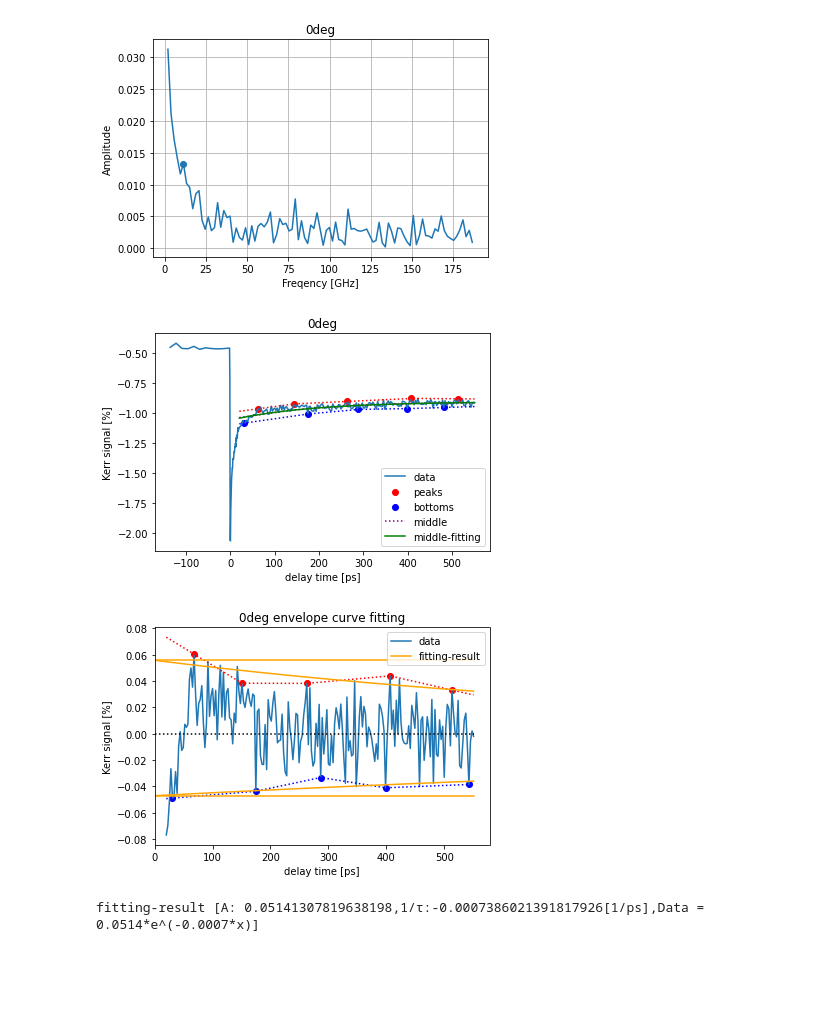
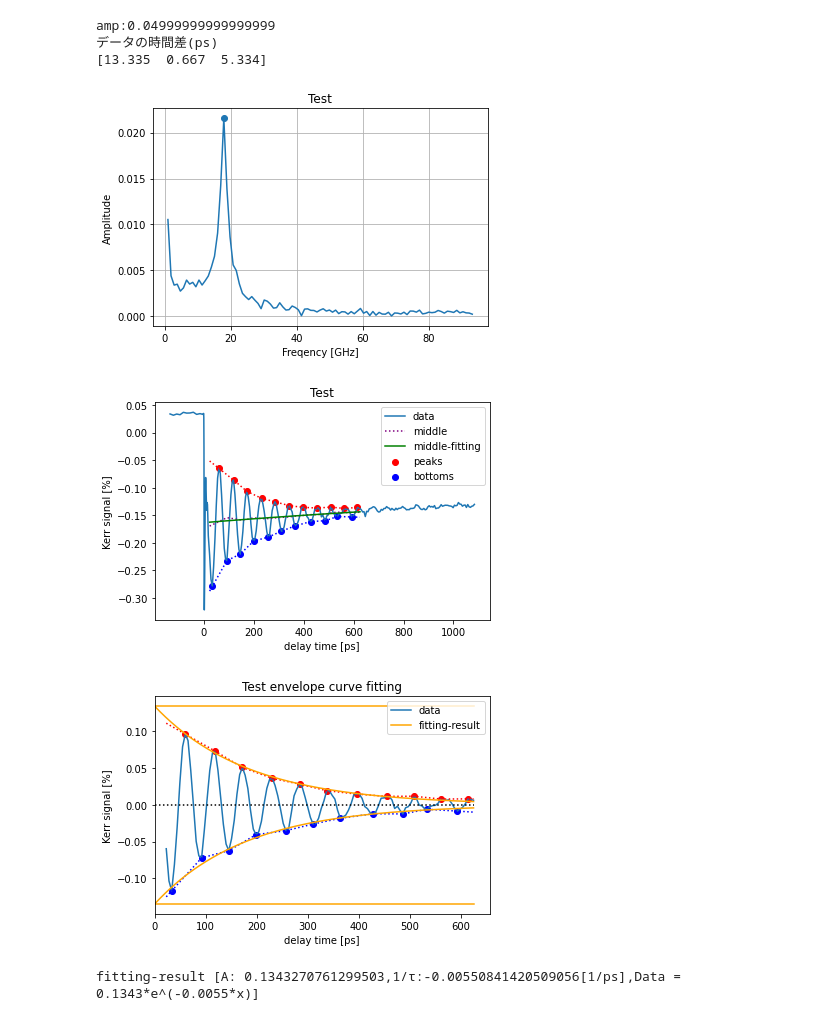
Before and after one commit to abcdeeh/Tr-Fitting, a Jupyter notebook: 歳差運動分析用コード.ipynb, the cells around one changed output. Saved outputs shown, nothing was run; the diff lists cells and outputs as text; code cells hidden in the pictures; blank space fills up the shorter version.

```diff
--- a/歳差運動分析用コード.ipynb
+++ b/歳差運動分析用コード.ipynb
@@ -58,10 +1,53 @@ amp:0.5676021591140955
+# %%
+#入力部
+#グラフのデータタイトル
+tittle="Test"
+#読み込みファイル名(txtファイル対応)
+filename="Test.txt"
+#kerrの調整(元データがKerrの場合はA～Dの変数を1にE,Fを100に設定)
+#Kerr=[(A/B)*(C/D)*data]/[(E-F)/2]*100[%]
+#A=オシロの標準資料磁化印加時最大最小電圧差
+A=100
+#B=標準資料のロックインアンプ電圧値[V]
+B=1
+#C=サンプルLIA電圧値[V]
+C=10**(-6)
+#D=サンプルオシロ電圧値[V]
+D=1
+#E=サンプル磁場印加時の正電圧値[V]
+E=200*10**(-3)
+#F=サンプル磁場印加時の負電圧値[V]
+F=-200*10**(-3)
+#入力ここまで
+import numpy as np
+data2=np.loadtxt(filename,usecols=(0,1))#[delay time(ps),Kerr signal[V]]
+x=data2[:,0]
+y=A/B*C/D/((E-F)/2)*data2[:,1]*100
+diff=np.append(np.diff(x)[0],np.diff(x))#幅取得
+dt=np.array([diff[0]])#幅種類分け
+for i in range (diff.shape[0]):#幅種類分け
+    if 1.01*dt[dt.shape[0]-1]<diff[i] or diff[i]<0.99*dt[dt.shape[0]-1]:
+        dt=np.append(dt,diff[i])
+FFT_List=np.where((0.99*dt[dt.shape[0]-1]<diff)&(diff<1.01*dt[dt.shape[0]-1]))
+xFFT=np.array(x[FFT_List])[y[FFT_List]!=0]
+yFFT=np.array(y[FFT_List])[y[FFT_List]!=0]
+x=x[y!=0]
+y=y[y!=0]
+
+print("amp:"+str(A/B*C/D/((E-F)/2)*100))
+print("データの時間差(ps)")
+print(dt)
+# %% [output]
+amp:0.04999999999999999
+データの時間差(ps)
+[13.335  0.667  5.334]
 # %%
 from scipy import signal,interpolate
 #フーリエ変換
 import matplotlib.pyplot as plt
-dt=(xFFT[xFFT.shape[0]-1]-xFFT[0])/xFFT.shape[0]
+dt_FFT=(xFFT[xFFT.shape[0]-1]-xFFT[0])/xFFT.shape[0]
 y_fft = np.fft.fft(yFFT)
-freq = np.fft.fftfreq(yFFT.shape[0], d=dt)
+freq = np.fft.fftfreq(yFFT.shape[0], d=dt_FFT)
 Amp = np.abs(y_fft/(yFFT.shape[0]/2))
 peaks_freq,_ = signal.find_peaks(Amp[0:int(yFFT.shape[0]/2)])
 top_freq=peaks_freq[np.argmax(Amp[peaks_freq])]
@@ -76,15 +62,15 @@ plt.show()
 #抽出された歳差運動周波数がおかしかったらイコールの右側の値で調整してください。[THz]
 exp_freq=freq[top_freq]
 # %% [output]
-[figure, old version]
+[figure, new version]
 # %%
 from scipy.optimize import leastsq
-peaks,_ = signal.find_peaks(yFFT,distance=int(0.9/exp_freq/dt12[dt12.shape[0]-1]))
-bottoms,_=signal.find_peaks(-yFFT,distance=int(0.9/exp_freq/dt12[dt12.shape[0]-1]))
+peaks,_ = signal.find_peaks(yFFT,distance=int(0.9/exp_freq/dt[dt.shape[0]-1]))
+bottoms,_=signal.find_peaks(-yFFT,distance=int(0.9/exp_freq/dt[dt.shape[0]-1]))
 #入力ここから
 #参考データ
 #fitting参考最大値です。指定したい最大ピーク(peaks[n番目-1])若しくは最小ピーク(bottoms[n番目-1])を"="の隣に入れてください。
-end=x.shape[0]-1
+end=peaks[10]+2
 #入力ここまで
 peaks=peaks[peaks<=end]
 bottoms=bottoms[bottoms<=end]
@@ -123,7 +109,7 @@ ax.set_xlabel("delay time [ps]")
 ax.set_title(tittle)
 plt.show()
 # %% [output]
-[figure, old version]
+[figure, new version]
 # %%
 from numpy import log as ln
 def exp_string(A, k):
@@ -134,8 +120,8 @@ for i in range(k):
     y12.append(float(y1[i]-middle_func(fitting_func[0],fitting_func[1],x1[i],fitting_func[2])))
 y12=np.array(y12)
 #peak and bottom
-peaks1,_ = signal.find_peaks(y12,distance=int(0.9/exp_freq/dt12[dt12.shape[0]-1]),height=np.max(abs(y12))/100)
-bottoms1,_=signal.find_peaks(-y12,distance=int(0.9/exp_freq/dt12[dt12.shape[0]-1]),height=np.max(abs(y12))/100)
+peaks1,_ = signal.find_peaks(y12,distance=int(0.9/exp_freq/dt[dt.shape[0]-1]),height=np.max(abs(y12))/100)
+bottoms1,_=signal.find_peaks(-y12,distance=int(0.9/exp_freq/dt[dt.shape[0]-1]),height=np.max(abs(y12))/100)
 #fitting用残差関数
 def fit_exp(parameter, x, y):
     residual = y - (parameter[0] * np.exp(parameter[1] * x))
@@ -146,35 +132,35 @@ peaks_func=interpolate.interp1d(x1[peaks1],y12[peaks1],kind='linear',fill_value=
 bottoms_func=interpolate.interp1d(x1[bottoms1],y12[bottoms1],kind='linear',fill_value='extrapolate')
 #近似初期パラメータ
 max_parameter0 = [ peaks_func(0), np.average(ln(y12[peaks1]/peaks_func(0))/x1[peaks1])]
 min_parameter0 = [ bottoms_func(0), np.average(ln(abs(y12[bottoms1]/bottoms_func(0)))/x1[bottoms1])]
 #fittingパラメータ
 Nonlinear_peaks = leastsq(fit_exp, max_parameter0, args=(x1[peaks1], y12[peaks1]))[0]
 Nonlinear_bottoms = leastsq(fit_exp, min_parameter0, args=(x1[bottoms1], y12[bottoms1]))[0]
 xfunc=np.linspace(0,x1[x1.shape[0]-1],1000)
 #グラフ
 fig3,ax3 = plt.subplots()
 ax3.plot(x1, y12, label="data")
 ax3.plot(x1,peaks_func(x1), color='red', linestyle=":")
 ax3.plot(x1,bottoms_func(x1), color='blue', linestyle=":")
 ax3.plot(xfunc, model_func(Nonlinear_peaks, xfunc),color="orange",label="fitting-result")
 ax3.plot(xfunc, model_func(Nonlinear_bottoms, xfunc),color="orange")
 ax3.plot([0,x1[x1.shape[0]-1]],[0,0],color="black", linestyle=":")
 ax3.scatter(x1[peaks1],y12[peaks1], color='red')
 ax3.scatter(x1[bottoms1],y12[bottoms1], color='blue')
 ax3.legend(loc = 'upper right')
 ax3.set_xlim(0)
 ax3.plot([0,x1[x1.shape[0]-1]],[model_func(Nonlinear_peaks, 0),model_func(Nonlinear_peaks, 0)],color="orange")
 ax3.plot([0,x1[x1.shape[0]-1]],[model_func(Nonlinear_bottoms,0),model_func(Nonlinear_bottoms,0)],color="orange")
 ax3.set_xlabel("delay time [ps]")
 ax3.set_ylabel("Kerr signal [%]")
 ax3.set_title(tittle+" envelope curve fitting")
 plt.show()
 exp_A=(abs(Nonlinear_peaks[0])+abs(Nonlinear_bottoms[0]))/2
 exp_t=(Nonlinear_peaks[1]+Nonlinear_bottoms[1])/2
 print("fitting-result [A: "+str(exp_A)+",1/τ:"+str(exp_t)+"[1/ps],"+exp_string(exp_A, exp_t)+"]")
 # %% [output]
-[figure, old version]
+[figure, new version]
-fitting-result [A: 0.05141307819638198,1/τ:-0.0007386021391817926[1/ps],Data = 0.0514*e^(-0.0007*x)]
+fitting-result [A: 0.1343270761299503,1/τ:-0.00550841420509056[1/ps],Data = 0.1343*e^(-0.0055*x)]
 # %%
 xfunc1=np.linspace(0,x1[x1.shape[0]-1],1000)
 model_func1 = lambda A, k, Omega , delta , x : A * np.exp(k * x)*np.sin(Omega*x + delta)
```
Also changed, not shown: parts of 3 cells of this notebook.
